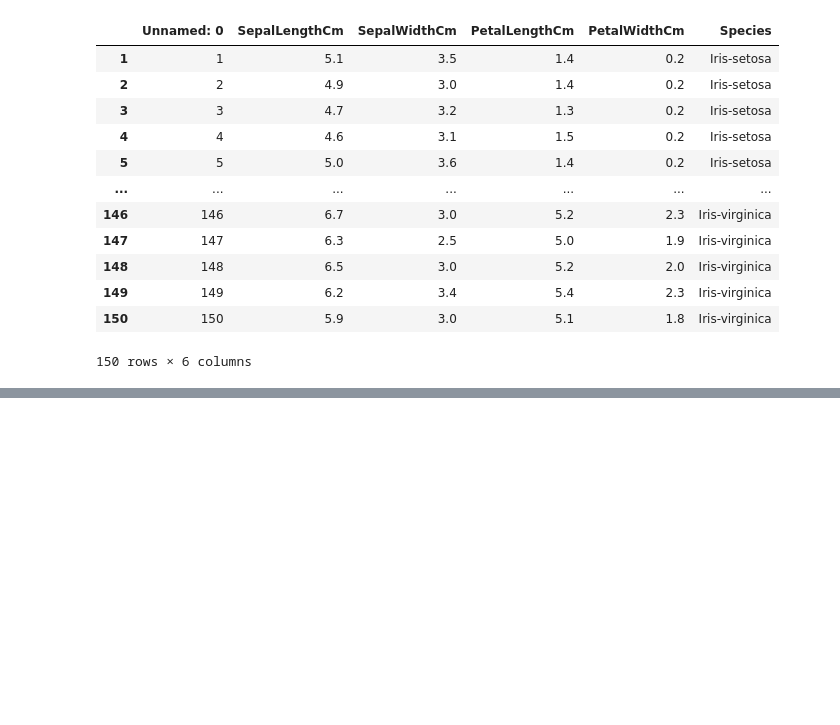
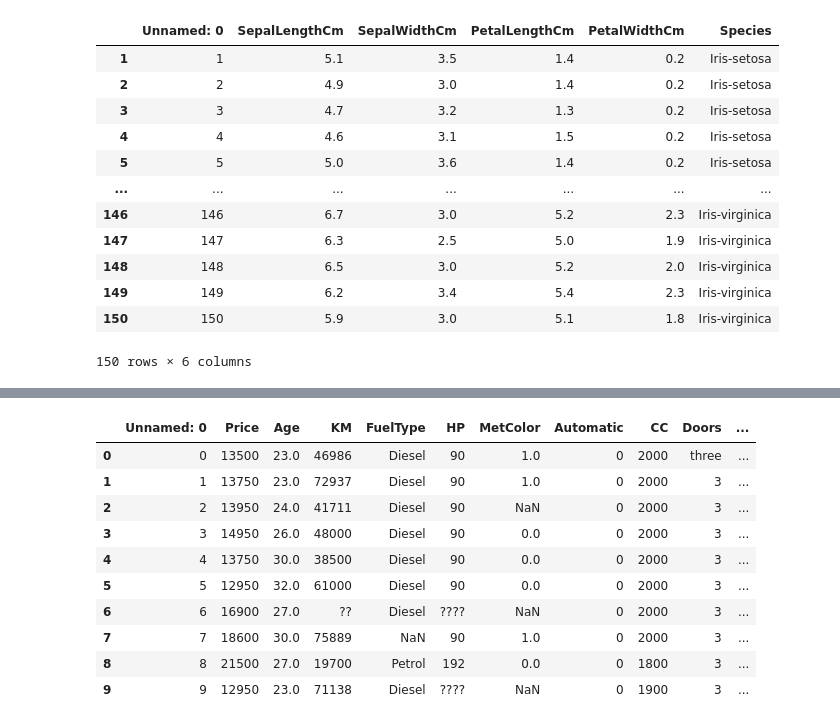
Before and after one commit to Foster-Asare/ds_loading_data, a Jupyter notebook: loading_dataset.ipynb, the cells around one changed output, grey strips where cells are left out. Cells and saved outputs as stored; diff of their text form; code cells hidden in the pictures; blank space fills up the shorter version.

```diff
--- a/loading_dataset.ipynb
+++ b/loading_dataset.ipynb
@@ -105,0 +108,5 @@ df_iris
+# %%
+##Creating a deep copy of the toyota dataset
+toyota_df = data_toyota.copy()
+
+toyota_df
@@ -105,0 +213,14 @@ df_iris
+# %%
+toyota_df.head(10)
+# %% [output]
+|  | Unnamed: 0 | Price | Age | KM | FuelType | HP | MetColor | Automatic | CC | Doors | ... |
+| 0 | 0 | 13500 | 23.0 | 46986 | Diesel | 90 | 1.0 | 0 | 2000 | three | ... |
+| 1 | 1 | 13750 | 23.0 | 72937 | Diesel | 90 | 1.0 | 0 | 2000 | 3 | ... |
+| 2 | 2 | 13950 | 24.0 | 41711 | Diesel | 90 | NaN | 0 | 2000 | 3 | ... |
+| 3 | 3 | 14950 | 26.0 | 48000 | Diesel | 90 | 0.0 | 0 | 2000 | 3 | ... |
+| 4 | 4 | 13750 | 30.0 | 38500 | Diesel | 90 | 0.0 | 0 | 2000 | 3 | ... |
+| 5 | 5 | 12950 | 32.0 | 61000 | Diesel | 90 | 0.0 | 0 | 2000 | 3 | ... |
+| 6 | 6 | 16900 | 27.0 | ?? | Diesel | ???? | NaN | 0 | 2000 | 3 | ... |
+| 7 | 7 | 18600 | 30.0 | 75889 | NaN | 90 | 1.0 | 0 | 2000 | 3 | ... |
+| 8 | 8 | 21500 | 27.0 | 19700 | Petrol | 192 | 0.0 | 0 | 1800 | 3 | ... |
+| 9 | 9 | 12950 | 23.0 | 71138 | Diesel | ???? | NaN | 0 | 1900 | 3 | ... |
```
Also changed, not shown: parts of 31 cells of this notebook.
